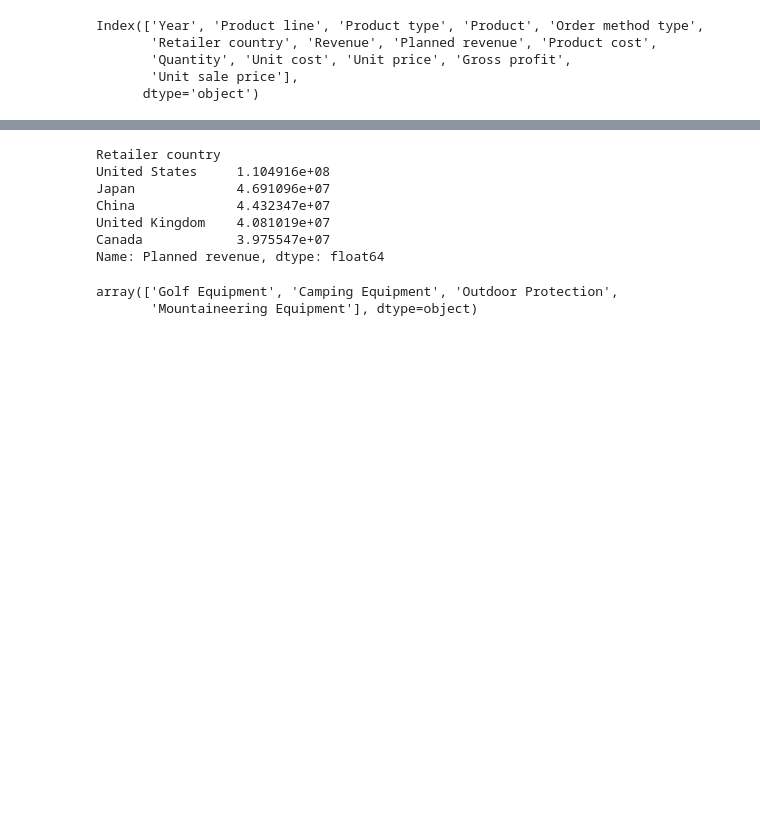
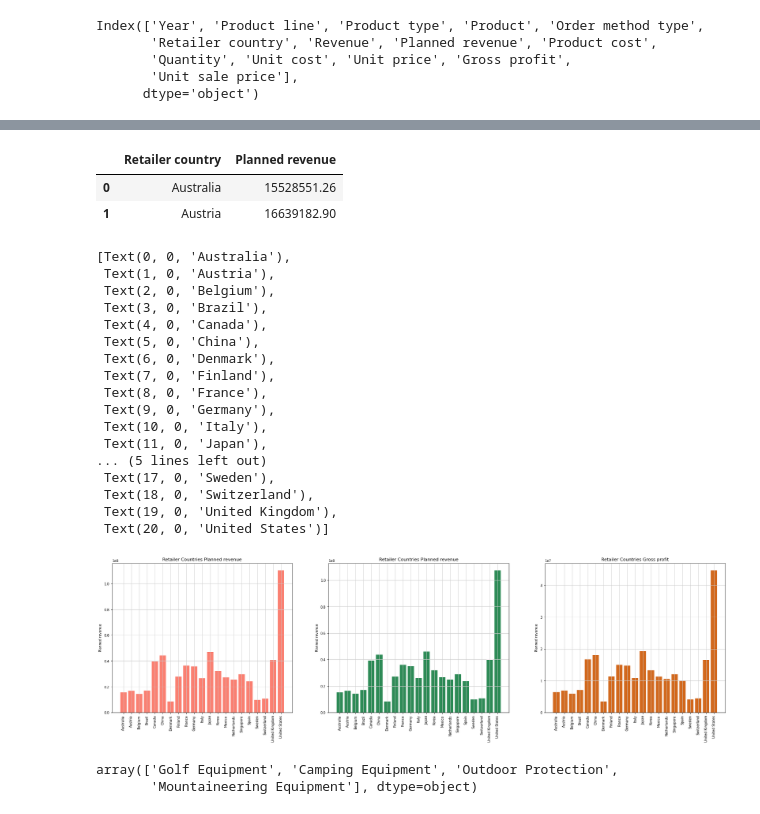
Before and after one commit to thejosec01/Sales_data, a Jupyter notebook: One.ipynb, the cells around one changed output, grey strips where cells are left out. Saved outputs shown, nothing was run; the diff lists cells and outputs as text; code cells hidden in the pictures; blank space fills up the shorter version.

```diff
--- a/One.ipynb
+++ b/One.ipynb
@@ -39,12 +30,65 @@ Name: Planned revenue, dtype: float64
-# %%
-# arrange by most
-data.groupby('Retailer country')['Planned revenue'].sum().sort_values( ascending=False).head()
-# %% [output]
-Retailer country
-United States     1.104916e+08
-Japan             4.691096e+07
-China             4.432347e+07
-United Kingdom    4.081019e+07
-Canada            3.975547e+07
-Name: Planned revenue, dtype: float64
+# %%
+# need to analyse data by country
+pl = data.groupby('Retailer country')['Planned revenue'].sum().reset_index() #planned Revenue
+Rv = data.groupby('Retailer country')['Revenue'].sum().reset_index()# reveneu
+cPr =data.groupby('Retailer country')['Gross profit'].sum().reset_index()# Gross profit
+# %%
+pl.head(2)
+# %% [output]
+|  | Retailer country | Planned revenue |
+| 0 | Australia | 15528551.26 |
+| 1 | Austria | 16639182.90 |
+# %%
+fig, ax=plt.subplots(1,3, figsize=(28,7))
+ax[0].bar(pl['Retailer country'],pl['Planned revenue'],color='salmon')
+ax[1].bar(Rv['Retailer country'],Rv['Revenue'], color='seagreen')
+ax[2].bar(cPr['Retailer country'],cPr['Gross profit'], color='chocolate')
+
+
+#formating label Charts
+lebel_format = ':,0f'
+mpl.rcParams['font.size']=9.5
+mpl.rcParams['font.family']='sans-serif'
+
+
+
+ax[0].set_title('Retailer Countries Planned revenue')
+ax[0].grid(color='#cccccc')
+ax[0].set_ylabel('Planned revenue')
+ax[0].set_xlabel(None)
+ax[0].set_xticklabels(pl["Retailer country"].unique().astype(str), rotation='vertical')
+
+
+
+ax[1].set_title('Retailer Countries Planned revenue')
+ax[1].grid(color='#cccccc')
+ax[1].set_ylabel('Planned revenue')
+ax[1].set_xlabel(None)
+ax[1].set_xticklabels(Rv["Retailer country"].unique().astype(str), rotation='vertical')
+
+
+ax[2].set_title('Retailer Countries Gross profit')
+ax[2].grid(color='#cccccc')
+ax[2].set_ylabel('Planned revenue')
+ax[2].set_xlabel(None)
+ax[2].set_xticklabels(cPr["Retailer country"].unique().astype(str), rotation='vertical')
+# %% [output]
+[Text(0, 0, 'Australia'),
+ Text(1, 0, 'Austria'),
+ Text(2, 0, 'Belgium'),
+ Text(3, 0, 'Brazil'),
+ Text(4, 0, 'Canada'),
+ Text(5, 0, 'China'),
+ Text(6, 0, 'Denmark'),
+ Text(7, 0, 'Finland'),
+ Text(8, 0, 'France'),
+ Text(9, 0, 'Germany'),
+ Text(10, 0, 'Italy'),
+ Text(11, 0, 'Japan'),
+... (5 lines left out)
+ Text(17, 0, 'Sweden'),
+ Text(18, 0, 'Switzerland'),
+ Text(19, 0, 'United Kingdom'),
+ Text(20, 0, 'United States')]
+[figure, added]
 # %%
```
Also changed, not shown: parts of 22 cells of this notebook.
